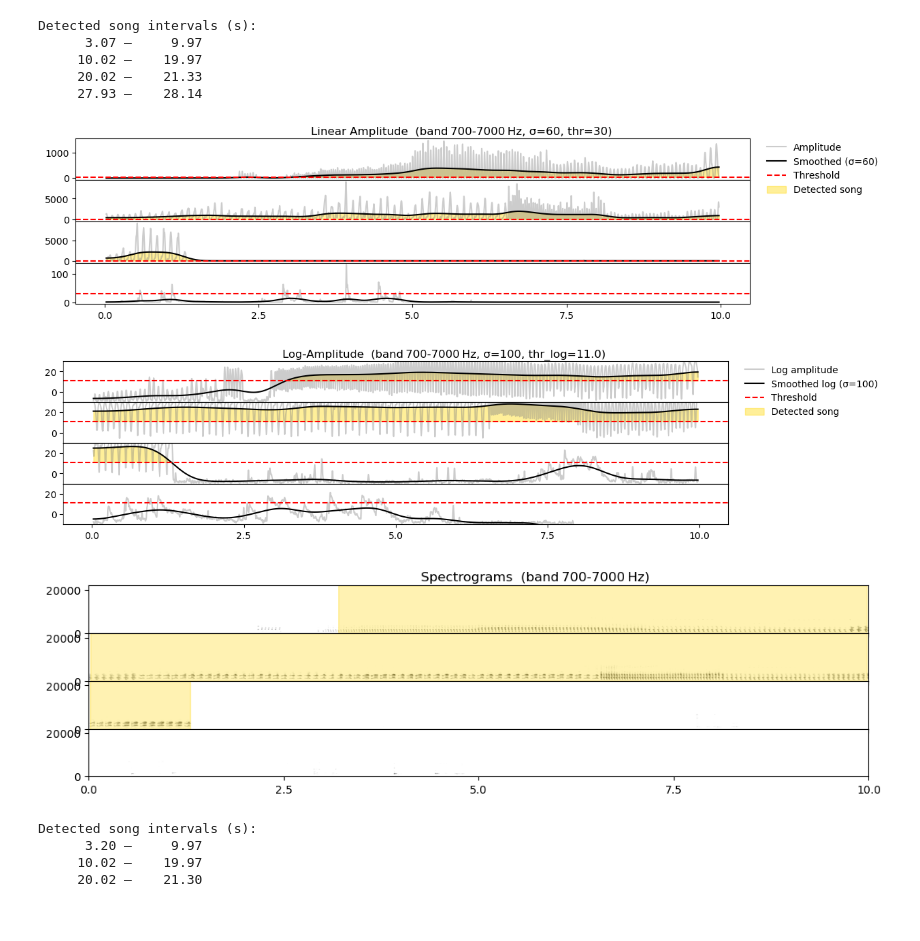
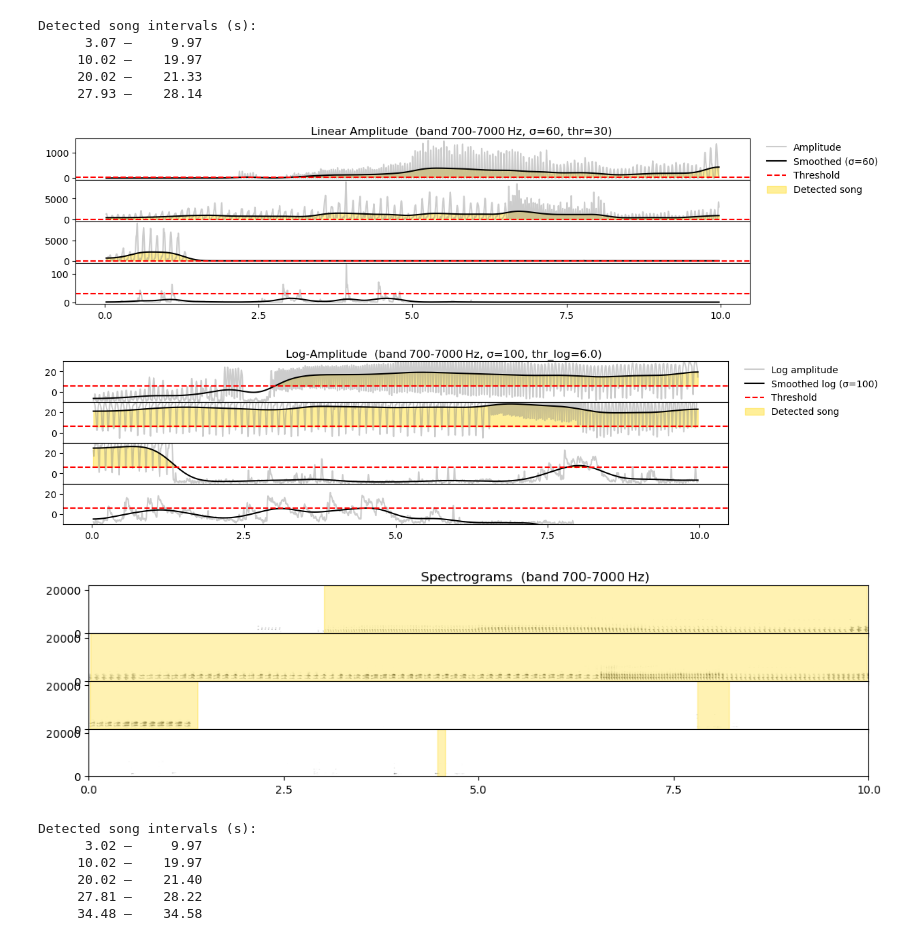
Before and after one commit to hulseyvincentr/BYOD_class, a Jupyter notebook: code/song_detector/song_detector_log_amplitude.ipynb, the cells around one changed output. Drawn from its saved outputs; the diff is of its cells as text; code cells hidden in the pictures.

```diff
--- a/code/song_detector/song_detector_log_amplitude.ipynb
+++ b/code/song_detector/song_detector_log_amplitude.ipynb
@@ -963,37 +963,39 @@ def plot_spectrograms_by_segment(
 
     plt.show()
 
     # ---------- Console output ----------
     print("\nDetected song intervals (s):")
     for s, e in detected:
         print(f"  {s:8.2f} – {e:8.2f}")
     return detected
 
 # ------------------------------------------------------------
 if __name__ == "__main__":
     wav_path = Path(
         "/Users/mirandahulsey-vincent/Documents/allPythonCode/BYOD_class/"
         "data_inputs/USA5510_unsegmented_songs/55/"
         "USA5510_45755.25619988_4_8_7_6_59.wav"
     )
     if wav_path.exists():
         plot_spectrograms_by_segment(
             file_path=str(wav_path),
             segment_duration=10,
             bandpass_filter_low_cut=700,
             bandpass_filter_high_cut=7000,
             sigma=60,
             threshold=30,
             sigma_log=100,
-            threshold_log=11     # dB
+            threshold_log=6     # dB
         )
     else:
         print("Example WAV not found:", wav_path)
 # %% [output]
 [figure]
-[figure, old version]
+[figure, new version]
-[figure, old version]
+[figure, new version]
 Detected song intervals (s):
-      3.20 –     9.97
+      3.02 –     9.97
      10.02 –    19.97
-     20.02 –    21.30
+     20.02 –    21.40
+     27.81 –    28.22
+     34.48 –    34.58
```
Also changed, not shown: 2 other files.
